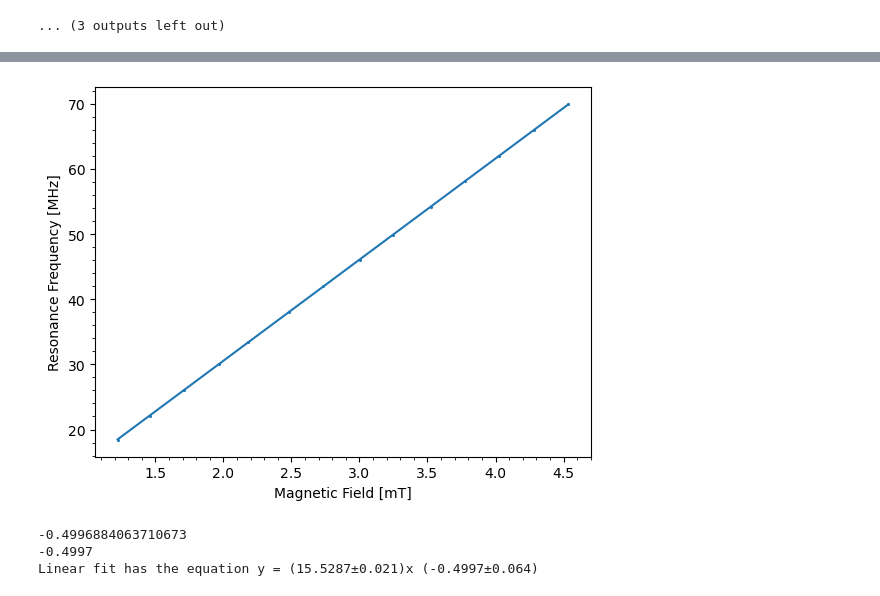
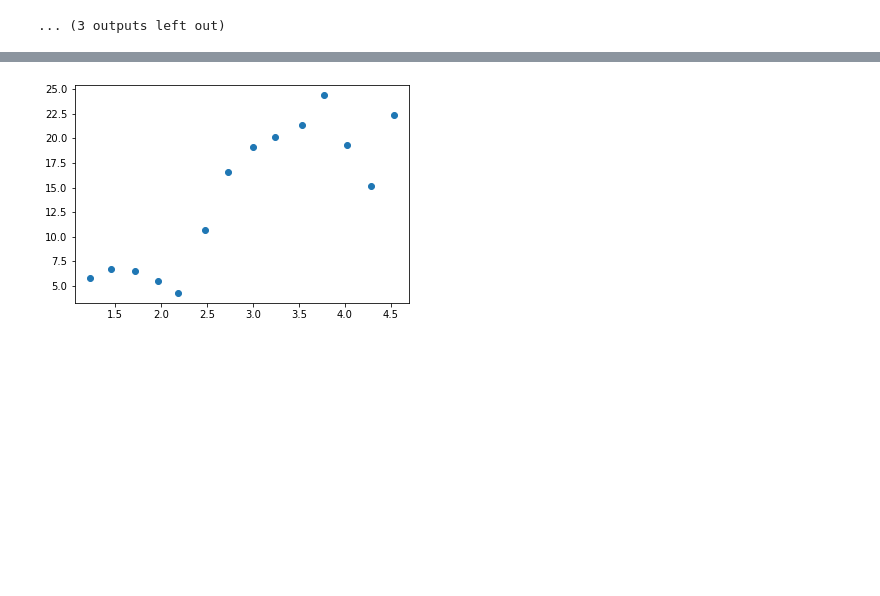
Before and after one commit to matsr22/Phys-382-EPR, a Jupyter notebook: Lock-In data/Data Analysis Jupyter.ipynb, the cells around one changed output, grey strips where cells are left out. Cells and saved outputs as stored; diff of their text form; code cells hidden in the pictures; blank space fills up the shorter version.

```diff
--- a/Lock-In data/Data Analysis Jupyter.ipynb
+++ b/Lock-In data/Data Analysis Jupyter.ipynb
@@ -166,38 +185,11 @@ TypeError: __init__() got an unexpected keyword argument 'caption'
-# %%
-#2D MagField vs Resonance
-
-guessLinear = [12,0]
-popt, pcov = scipy.optimize.curve_fit(Linear, MagResonances, FreqResonances, p0=guessLinear)
-
-perr = np.sqrt(np.diag(pcov))
-
-plot,ax = plt.subplots()
-ax.scatter(MagResonances,FreqResonances,marker = ".",s=6)
-
-ax.set_xlabel("Magnetic Field [mT]")
-ax.set_ylabel("Resonance Frequency [MHz]")
-
-ax.minorticks_on()
-
-ax.plot(MagResonances,Linear(np.array(MagResonances),popt[0],popt[1]))
-
-plt.show()
-
-popt2 = []
-perr2 = []
-for element1 in popt:
-    popt2.append(np.format_float_positional(element1,precision=4))
-
-for element2 in perr:
-    perr2.append(np.format_float_positional(element2,precision=3))
-
-print(popt[1])
-print(popt2[1])
-
-
-print("Linear fit has the equation y = ({}±{})x ({}±{})".format(popt2[0],perr2[0],popt2[1],perr2[1]))
-# %% [output]
-[figure, removed]
--0.4996884063710673
--0.4997
-Linear fit has the equation y = (15.5287±0.021)x (-0.4997±0.064)
+# %%
+# Amplitude Plots
+
+plot2,ax2 = plt.subplots()
+
+ax2.scatter(MagResonances,yOffsets)
+ax2.set_xlabel("Magnetic Field")
+ax2
+plt.show()
+# %% [output]
+[figure, added]
```
Also changed, not shown: parts of 2 cells of this notebook.
